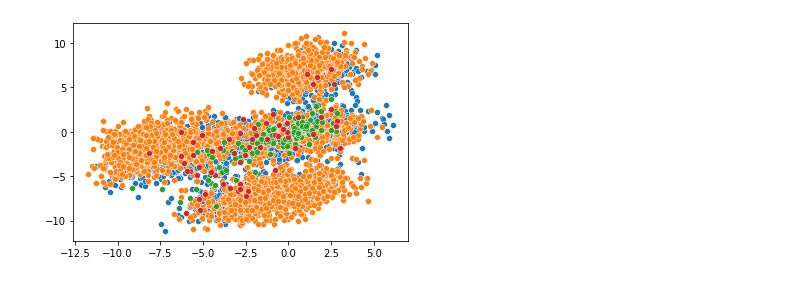
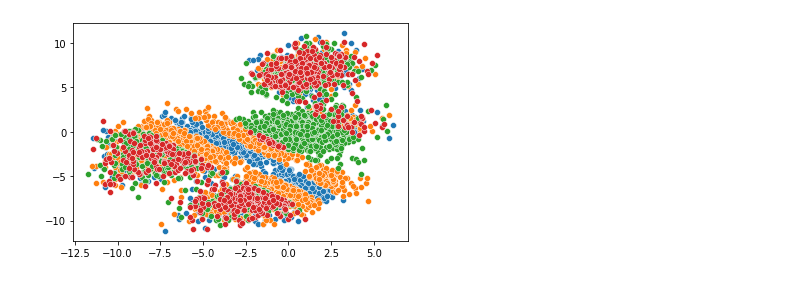
Before and after one commit to LeoPerelli/BayesMixtureModeling, a Jupyter notebook: Project Code/Create clusters.ipynb, the cells around one changed output. Saved outputs shown, nothing was run; the diff lists cells and outputs as text; code cells hidden in the pictures.

Commit message:
Update Create Cluster

```diff
--- a/Project Code/Create clusters.ipynb
+++ b/Project Code/Create clusters.ipynb
@@ -19,21 +19,12 @@ np.random.seed(0)
 true = np.load('true.npy')
 sampled = np.load('sampled_2D.npy')
 # %%
-data = sampled
+data = sampled[1:1000]
 # %%
 k = 4
 d = 2
 # %%
 def run_one_gibbs(data, cluster_allocs, uniq_vals, weights):
-    """
-    Runs one iteration of the gibbs sampler
-    Parameters
-    ----------
-    data: a numpy array of floats, contains the observations
-    cluster_allocs: a numpy array of integers, contains the c_i's(same length of data)
-    uniq_vals: a numpy array of size [K, 2], contains (mean, variance) for every component
-    weights: a numpy array of size [K], contains the weights of the components
-    """
 
     n_clus = len(weights)
 
@@ -50,14 +41,14 @@ def run_one_gibbs(data, cluster_allocs, uniq_vals, weights):
 
     return cluster_allocs, uniq_vals, weights
 
-def run_mcmc(data, k, niter=7500, nburn=2500, thin=5):
+def run_mcmc(data, k, niter=5000, nburn=2000, thin=5):    #niter=7500, nburn=2500,
     cluster_allocs = tfd.Categorical(probs=np.ones(k) / k).sample(len(data))
     weights = np.ones(k) / k
 
     # 4  bivariate normal e 4 matrices 2x2
     uniq_vals = np.dstack([
-        tfd.MultivariateNormalFullCovariance(np.mean(np.array(data)), np.diag(20*np.ones(d))).sample(k),
-        tfd.WishartTriL(df=d+1, scale_tril=tf.linalg.cholesky(np.diag(2*np.ones(d))) ).sample(k)])
+        tfd.MultivariateNormalFullCovariance(np.mean(np.array(data)), np.linalg.inv(np.diag(0.1*np.ones(d)))).sample(k),
+        tfd.WishartTriL(df=d+1, scale_tril=tf.linalg.cholesky(np.diag(6*np.ones(d))) ).sample(k)])
 
     allocs_out = []
     uniq_vals_out = []
@@ -121,0 +119,5 @@ for h in range(k):
+# %%
+#usando pochi samples
+for h in range(k):
+    currd = data[allocs_out[-1] == h]
+    sns.scatterplot(x=[elem[0] for elem in currd], y=[elem[1] for elem in currd],)
@@ -122,6 +126,6 @@ for h in range(k):
 # %%
 for h in range(k):
-    currd = data[allocs_out[-1] == h]
+    currd = data[allocs_out[-4] == h]
     sns.scatterplot(x=[elem[0] for elem in currd], y=[elem[1] for elem in currd],)
 # %% [output]
-[figure, old version]
+[figure, new version]
```
Also changed, not shown: parts of 4 cells of this notebook.
